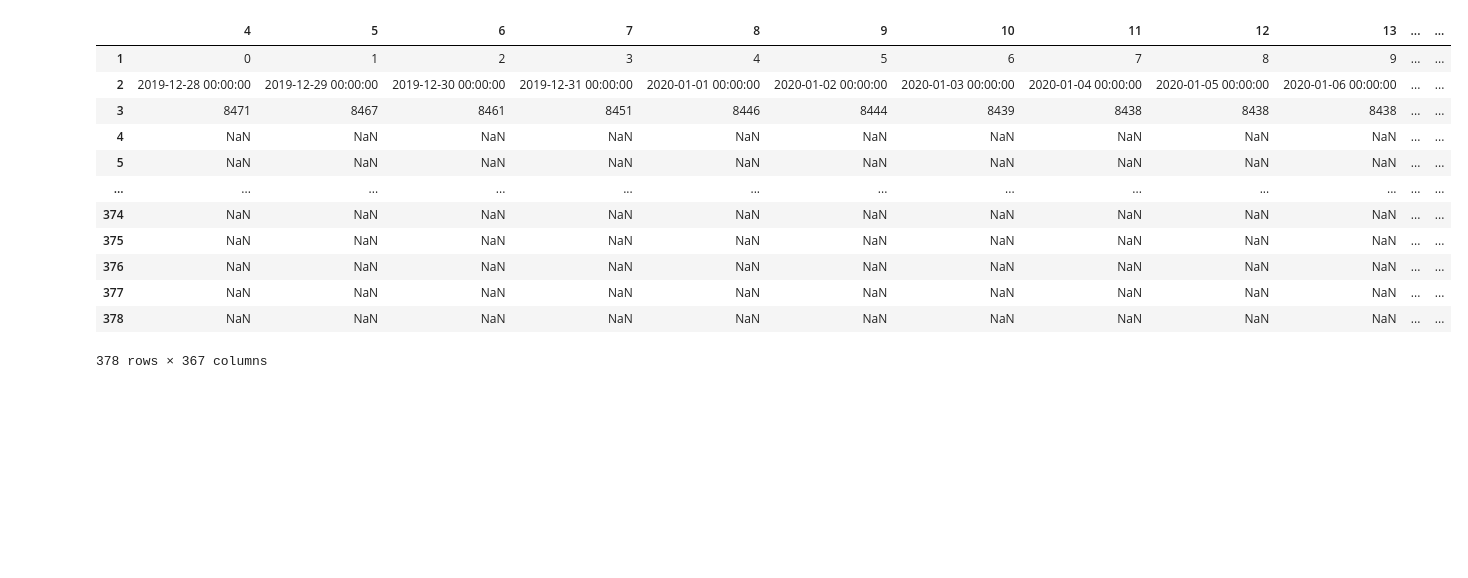
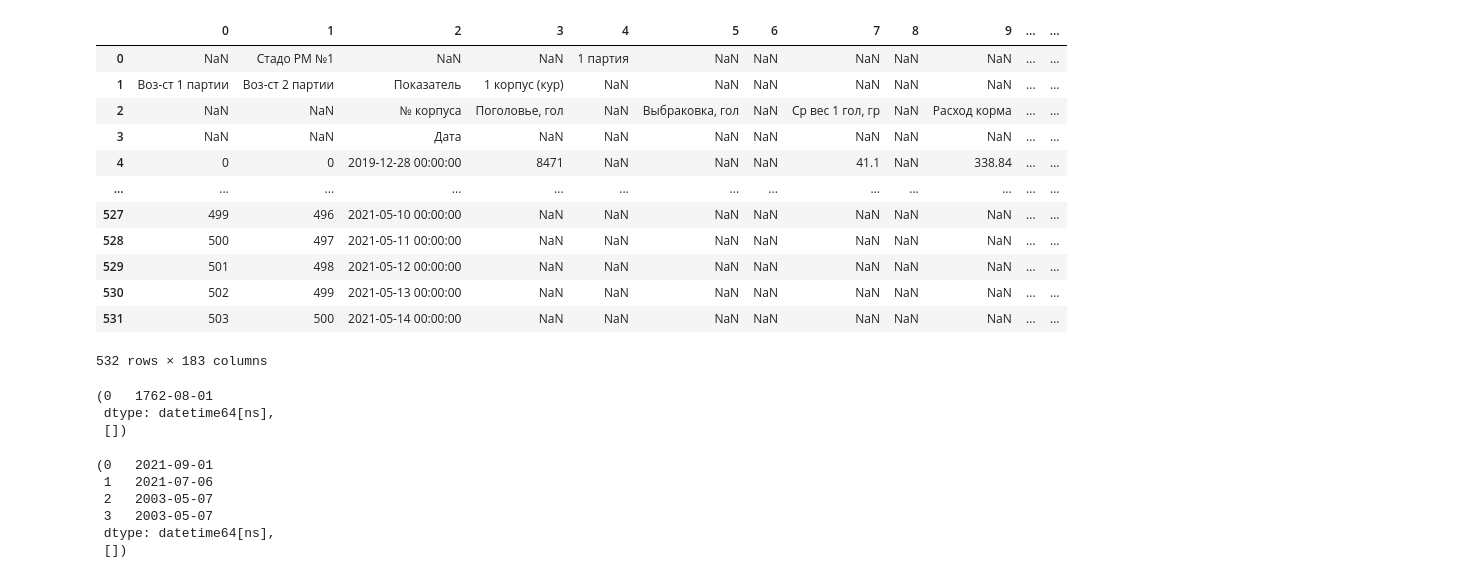
Before and after one commit to irumata/TableParser, a Jupyter notebook: prototypeOf_parser.ipynb, the cells around one changed output. Saved outputs shown, nothing was run; the diff lists cells and outputs as text; code cells hidden in the pictures; blank space fills up the shorter version.

```diff
--- a/prototypeOf_parser.ipynb
+++ b/prototypeOf_parser.ipynb
@@ -218,16 +279,30 @@ df
 # %%
-table
 # %% [output]
-|  | 4 | 5 | 6 | 7 | 8 | 9 | 10 | 11 | 12 | 13 | ... | ... |
-| 1 | 0 | 1 | 2 | 3 | 4 | 5 | 6 | 7 | 8 | 9 | ... | ... |
-| 2 | 2019-12-28 00:00:00 | 2019-12-29 00:00:00 | 2019-12-30 00:00:00 | 2019-12-31 00:00:00 | 2020-01-01 00:00:00 | 2020-01-02 00:00:00 | 2020-01-03 00:00:00 | 2020-01-04 00:00:00 | 2020-01-05 00:00:00 | 2020-01-06 00:00:00 | ... | ... |
-| 3 | 8471 | 8467 | 8461 | 8451 | 8446 | 8444 | 8439 | 8438 | 8438 | 8438 | ... | ... |
-| 4 | NaN | NaN | NaN | NaN | NaN | NaN | NaN | NaN | NaN | NaN | ... | ... |
-| 5 | NaN | NaN | NaN | NaN | NaN | NaN | NaN | NaN | NaN | NaN | ... | ... |
+|  | 0 | 1 | 2 | 3 | 4 | 5 | 6 | 7 | 8 | 9 | ... | ... |
+| 0 | NaN | Стадо РМ №1 | NaN | NaN | 1 партия | NaN | NaN | NaN | NaN | NaN | ... | ... |
+| 1 | Воз-ст 1 партии | Воз-ст 2 партии | Показатель | 1 корпус (кур) | NaN | NaN | NaN | NaN | NaN | NaN | ... | ... |
+| 2 | NaN | NaN | № корпуса | Поголовье, гол | NaN | Выбраковка, гол | NaN | Ср вес 1 гол, гр | NaN | Расход корма | ... | ... |
+| 3 | NaN | NaN | Дата | NaN | NaN | NaN | NaN | NaN | NaN | NaN | ... | ... |
+| 4 | 0 | 0 | 2019-12-28 00:00:00 | 8471 | NaN | NaN | NaN | 41.1 | NaN | 338.84 | ... | ... |
 | ... | ... | ... | ... | ... | ... | ... | ... | ... | ... | ... | ... | ... |
-| 374 | NaN | NaN | NaN | NaN | NaN | NaN | NaN | NaN | NaN | NaN | ... | ... |
-| 375 | NaN | NaN | NaN | NaN | NaN | NaN | NaN | NaN | NaN | NaN | ... | ... |
-| 376 | NaN | NaN | NaN | NaN | NaN | NaN | NaN | NaN | NaN | NaN | ... | ... |
-| 377 | NaN | NaN | NaN | NaN | NaN | NaN | NaN | NaN | NaN | NaN | ... | ... |
-| 378 | NaN | NaN | NaN | NaN | NaN | NaN | NaN | NaN | NaN | NaN | ... | ... |
+| 527 | 499 | 496 | 2021-05-10 00:00:00 | NaN | NaN | NaN | NaN | NaN | NaN | NaN | ... | ... |
+| 528 | 500 | 497 | 2021-05-11 00:00:00 | NaN | NaN | NaN | NaN | NaN | NaN | NaN | ... | ... |
+| 529 | 501 | 498 | 2021-05-12 00:00:00 | NaN | NaN | NaN | NaN | NaN | NaN | NaN | ... | ... |
+| 530 | 502 | 499 | 2021-05-13 00:00:00 | NaN | NaN | NaN | NaN | NaN | NaN | NaN | ... | ... |
+| 531 | 503 | 500 | 2021-05-14 00:00:00 | NaN | NaN | NaN | NaN | NaN | NaN | NaN | ... | ... |
-378 rows × 367 columns
+532 rows × 183 columns
+# %%
+testTableParser.parse(pd.Series("1762.08"))
+# %% [output]
+(0   1762-08-01
+ dtype: datetime64[ns],
+ [])
+# %%
+testTableParser.parse(series)
+# %% [output]
+(0   2021-09-01
+ 1   2021-07-06
+ 2   2003-05-07
+ 3   2003-05-07
+ dtype: datetime64[ns],
+ [])
```
Also changed, not shown: parts of 6 cells of this notebook, 5 other files.
